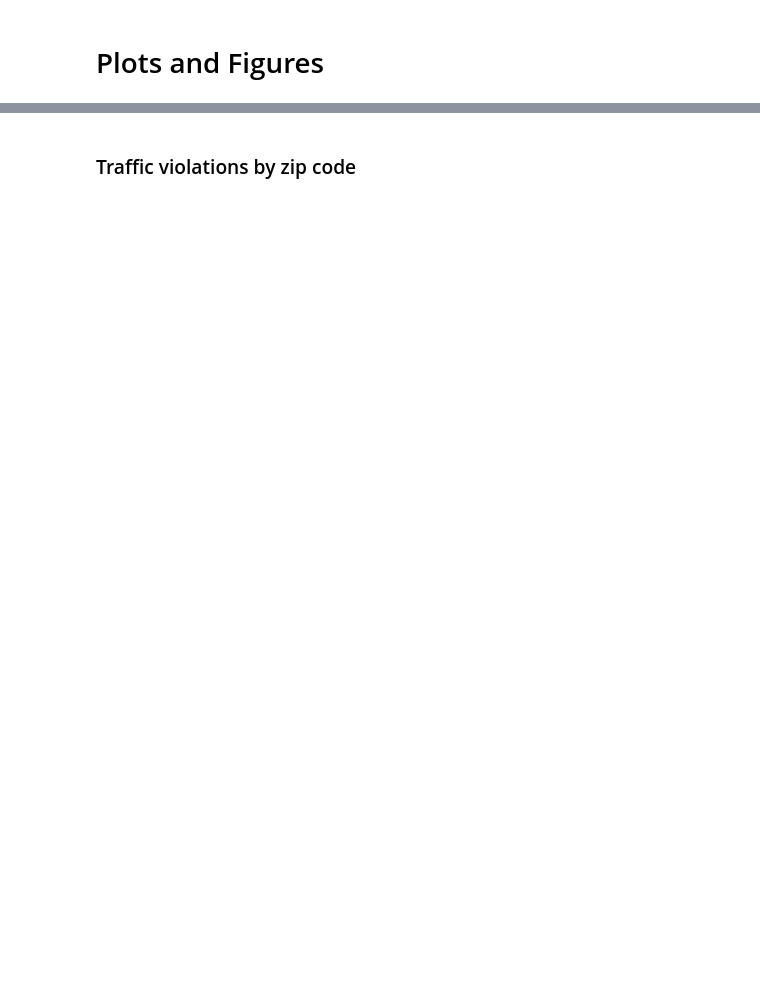
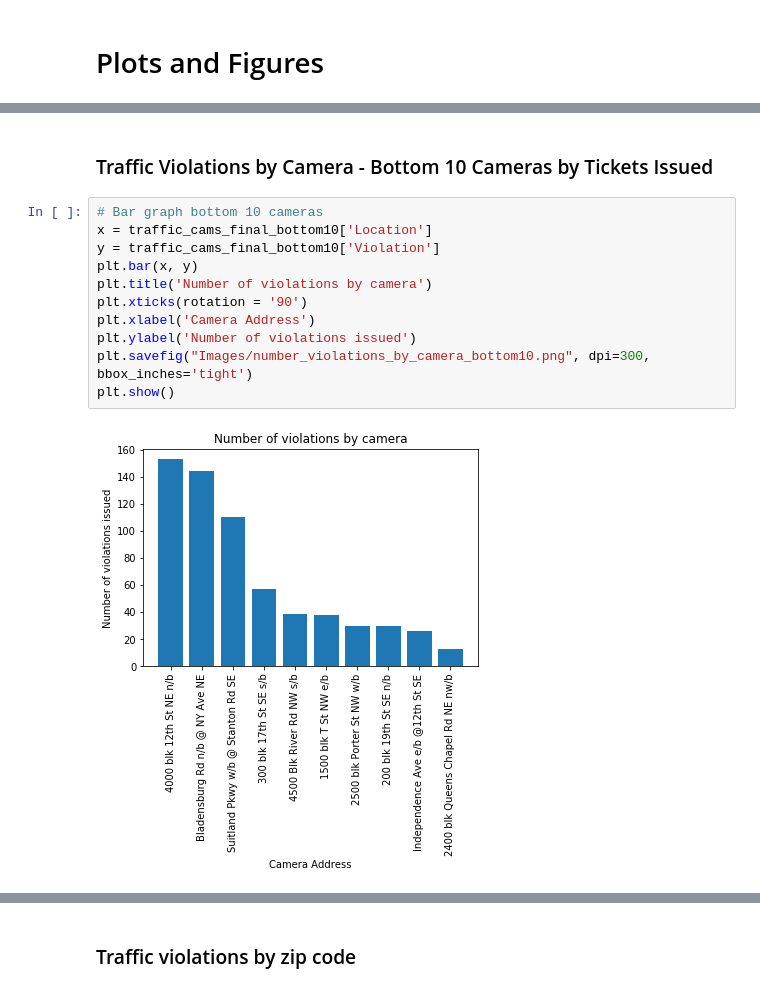
Before and after one commit to carlykelly/Traffic_Project, a Jupyter notebook: Plots and figures.ipynb, the cells around one changed output, grey strips where cells are left out. Cells and saved outputs as stored; diff of their text form; blank space fills up the shorter version.

```diff
--- a/Plots and figures.ipynb
+++ b/Plots and figures.ipynb
@@ -83,0 +107,15 @@ by_month_xport.to_excel(r'..\Traffic_Project\Results\by month.xlsx', index = Tru
+# %% [markdown]
+### Traffic Violations by Camera - Bottom 10 Cameras by Tickets Issued
+# %%
+# Bar graph bottom 10 cameras
+x = traffic_cams_final_bottom10['Location']
+y = traffic_cams_final_bottom10['Violation']
+plt.bar(x, y)
+plt.title('Number of violations by camera')
+plt.xticks(rotation = '90')
+plt.xlabel('Camera Address')
+plt.ylabel('Number of violations issued')
+plt.savefig("Images/number_violations_by_camera_bottom10.png", dpi=300, bbox_inches='tight')
+plt.show()
+# %% [output]
+[figure, added]
```
Also changed, not shown: parts of 12 cells of this notebook, 7 other files.
